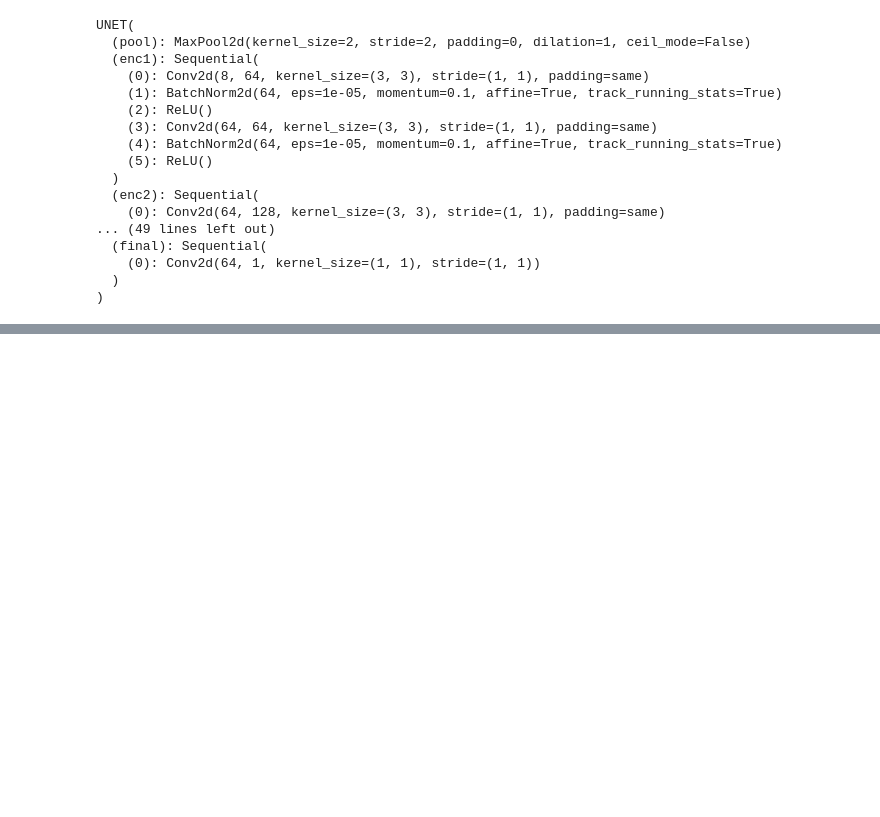
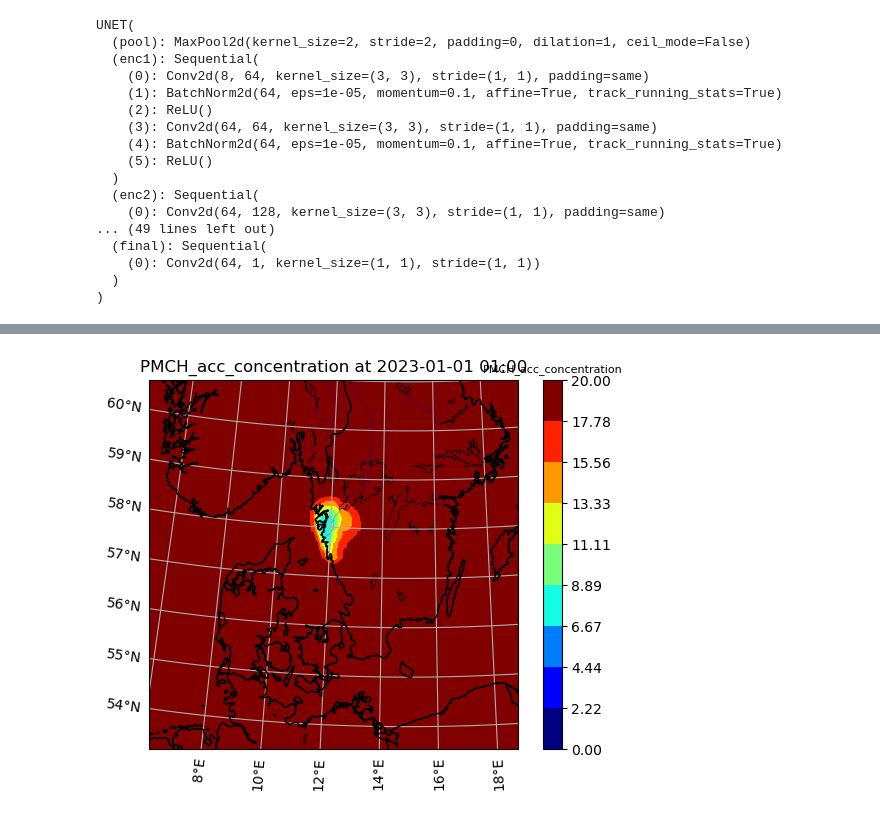
Before and after one commit to chaytonb/snap_emulator, a Jupyter notebook: unet_predict_t6.ipynb, the cells around one changed output, grey strips where cells are left out. Saved outputs shown, nothing was run; the diff lists cells and outputs as text; code cells hidden in the pictures; blank space fills up the shorter version.

```diff
--- a/unet_predict_t6.ipynb
+++ b/unet_predict_t6.ipynb
@@ -139,0 +153,17 @@ plt.show()
+# %%
+# Use SNAP file as template for plotting
+snap_file_path = f'output_files_t6/ringhals_20230101_00Z.nc'
+snap_data = xr.open_dataset(snap_file_path, engine="netcdf4")
+snap_data = snap_data.isel(x=slice(188, 524), y=slice(97, 433)) # Dimensions: 336x336
+# %%
+# Add new dimension with np.newaxis
+pred_conc_plot = pred_conc[np.newaxis, :, :]
+
+# Repeat along the new dimension
+pred_conc_plot = np.repeat(pred_conc_plot, repeats=13, axis=0)  # Repeat 4 timespred_conc
+
+snap_data['PMCH_acc_concentration'] = xr.DataArray(pred_conc_plot, dims=('time', 'x', 'y'))
+# %%
+snap_map.plot_var(snap_data, var='PMCH_acc_concentration', scale='linear', tstep=0, maxval=20, minval=0)
+# %% [output]
+[figure, added]
```
Also changed, not shown: parts of 10 cells of this notebook, 6 other files.
